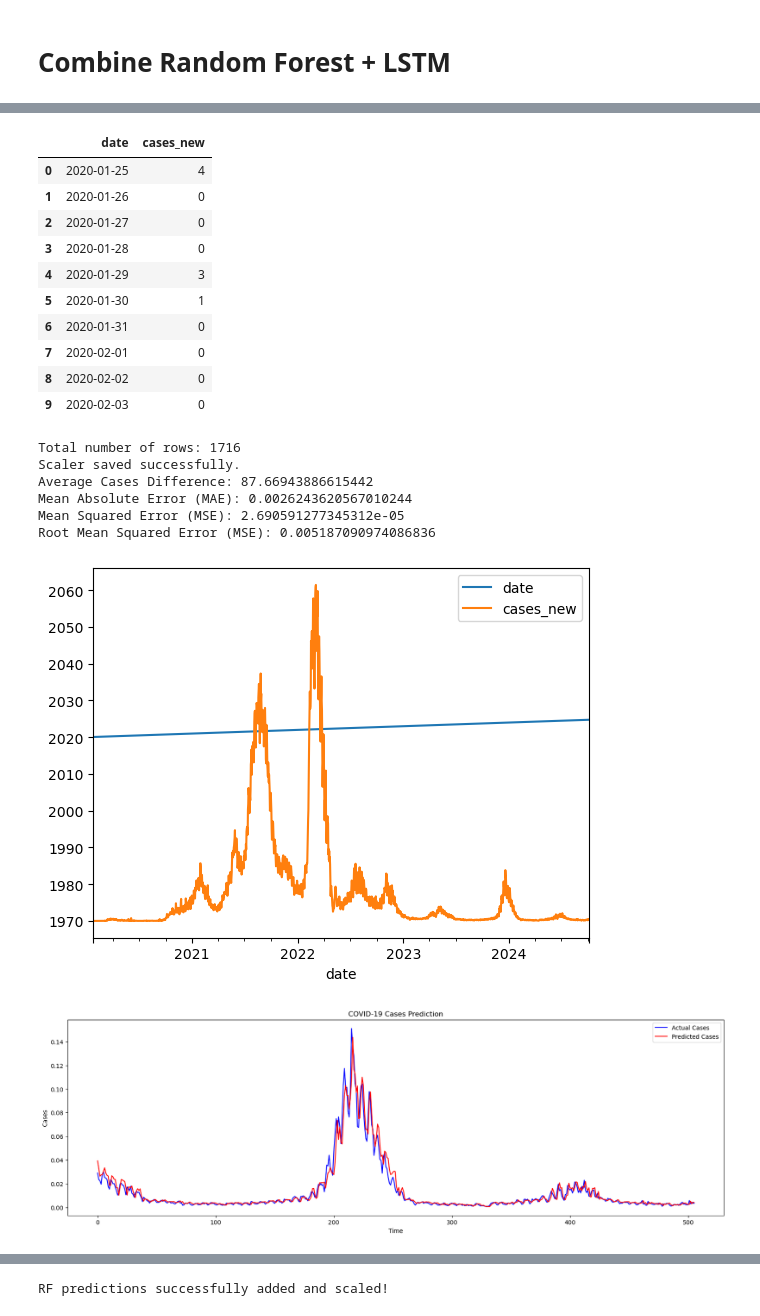
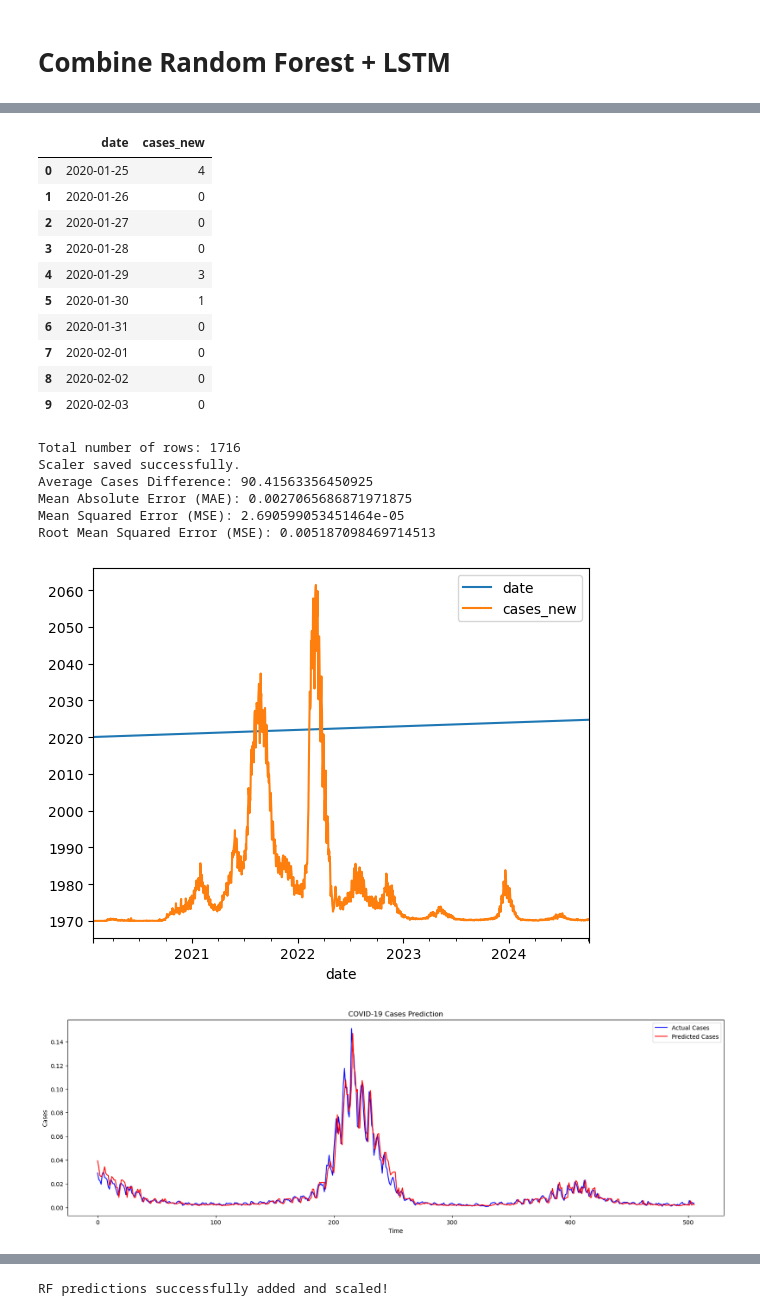
Before and after one commit to nursahiraa/fyp, a Jupyter notebook: dataSpell/fyp-master/notebooks/RFnLSTM.ipynb, the cells around one changed output, grey strips where cells are left out. Drawn from its saved outputs; the diff is of its cells as text; code cells hidden in the pictures.

```diff
--- a/dataSpell/fyp-master/notebooks/RFnLSTM.ipynb
+++ b/dataSpell/fyp-master/notebooks/RFnLSTM.ipynb
@@ -106,8 +106,8 @@ X_train, X_test, y_train, y_test = train_test_split(X.reshape(X.shape[0], -1), y
 
 # Initialize the model
 rf_regressor = RandomForestRegressor(
-    n_estimators=30,  # Further reduce trees for better generalization
-    max_depth=6,  # Reduce depth to prevent overfitting on training data
+    n_estimators=20,  # Further reduce trees for better generalization
+    max_depth=5,  # Reduce depth to prevent overfitting on training data
     min_samples_split=20,  # Force larger splits
     min_samples_leaf=10,  # Increase minimum leaf size to simplify the model
     random_state=42
@@ -150,37 +150,37 @@ missing values in dataset:
 date         0
 cases_new    0
 dtype: int64
 length of dataset:  1716
 date         datetime64[ns]
 cases_new             int64
 dtype: object
             count                           mean                  min  \
 date         1716  2022-05-31 12:00:00.000000256  2020-01-25 00:00:00
 cases_new  1716.0                    3097.769814                  0.0
 
 ... (7 lines left out)
 missing values in dataset:
 date         0
 cases_new    0
 dtype: int64
 |  | date | cases_new |
 | 0 | 2020-01-25 | 4 |
 | 1 | 2020-01-26 | 0 |
 | 2 | 2020-01-27 | 0 |
 | 3 | 2020-01-28 | 0 |
 | 4 | 2020-01-29 | 3 |
 | 5 | 2020-01-30 | 1 |
 | 6 | 2020-01-31 | 0 |
 | 7 | 2020-02-01 | 0 |
 | 8 | 2020-02-02 | 0 |
 | 9 | 2020-02-03 | 0 |
 Total number of rows: 1716
 Scaler saved successfully.
-Average Cases Difference: 87.66943886615442
-Mean Absolute Error (MAE): 0.0026243620567010244
-Mean Squared Error (MSE): 2.690591277345312e-05
-Root Mean Squared Error (MSE): 0.005187090974086836
+Average Cases Difference: 90.41563356450925
+Mean Absolute Error (MAE): 0.0027065686871971875
+Mean Squared Error (MSE): 2.690599053451464e-05
+Root Mean Squared Error (MSE): 0.005187098469714513
 [figure]
-[figure, old version]
+[figure, new version]
 # %%
 # Save the Random Forest model
```
Also changed, not shown: parts of 9 cells of this notebook, 8 other files.
